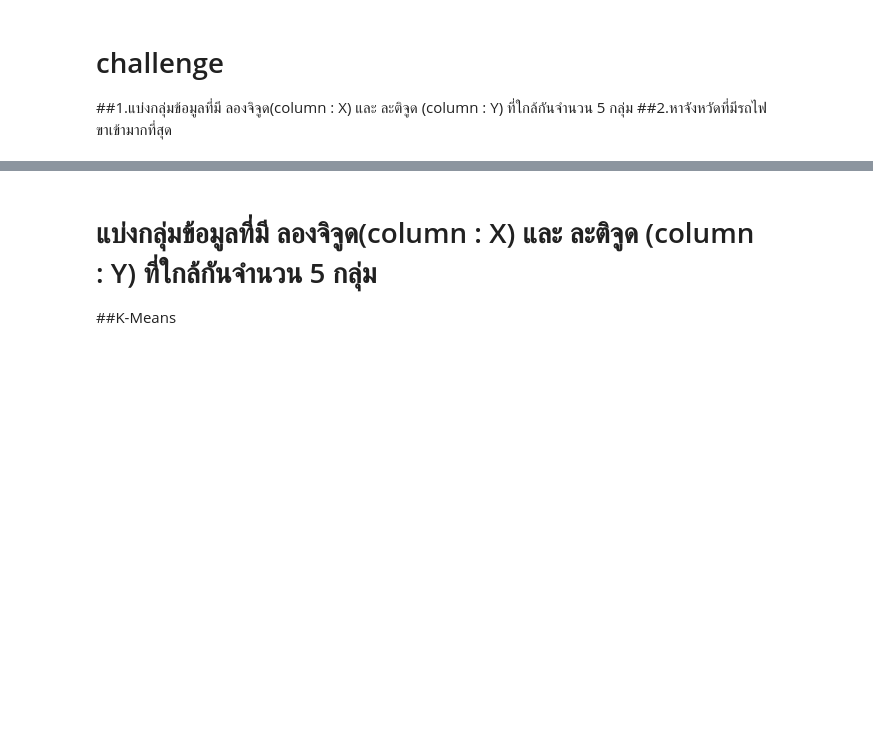
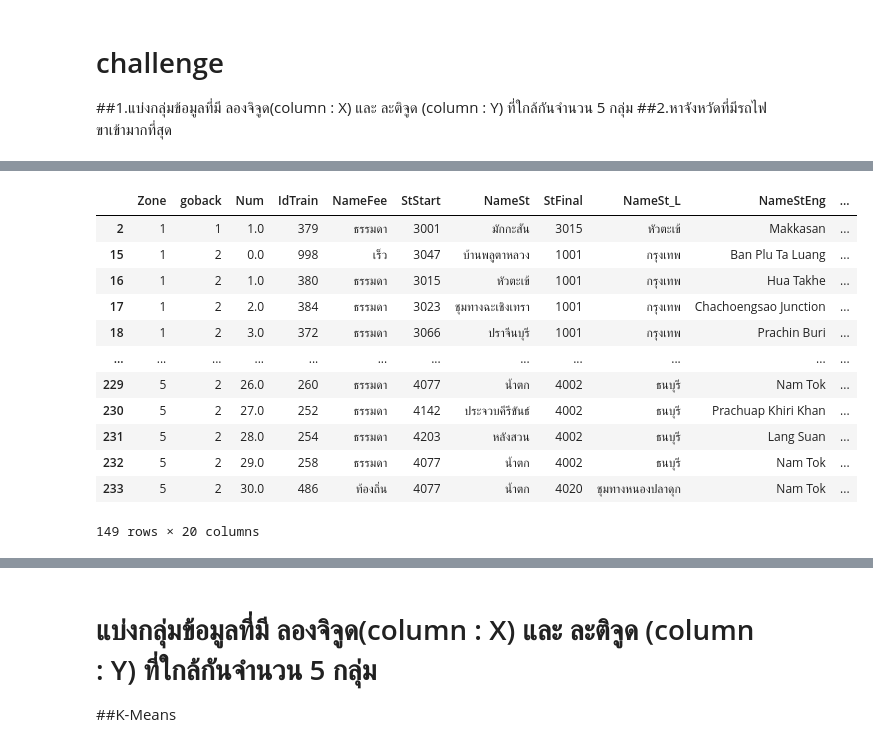
Before and after one commit to ThanikPimpiban/DWDM21, a Jupyter notebook: Project_final.ipynb, the cells around one changed output, grey strips where cells are left out. Drawn from its saved outputs; the diff is of its cells as text; code cells hidden in the pictures; blank space fills up the shorter version.

```diff
--- a/Project_final.ipynb
+++ b/Project_final.ipynb
@@ -500,0 +643,3 @@ dtype: bool
+# %%
+table_st1 = data_t.merge(data_rst,how='left',left_on='NameSt',right_on='NAMET') #ทำการเชื่อมตาราง 2 ตาราง คือ data_t และ data_st
+table_st1
@@ -500,0 +660,17 @@ dtype: bool
+# %%
+table_st1 = table_st1.dropna()
+table_st1
+# %% [output]
+|  | Zone | goback | Num | IdTrain | NameFee | StStart | NameSt | StFinal | NameSt_L | NameStEng | ... |
+| 2 | 1 | 1 | 1.0 | 379 | ธรรมดา | 3001 | มักกะสัน | 3015 | หัวตะเข้ | Makkasan | ... |
+| 15 | 1 | 2 | 0.0 | 998 | เร็ว | 3047 | บ้านพลูตาหลวง | 1001 | กรุงเทพ | Ban Plu Ta Luang | ... |
+| 16 | 1 | 2 | 1.0 | 380 | ธรรมดา | 3015 | หัวตะเข้ | 1001 | กรุงเทพ | Hua Takhe | ... |
+| 17 | 1 | 2 | 2.0 | 384 | ธรรมดา | 3023 | ชุมทางฉะเชิงเทรา | 1001 | กรุงเทพ | Chachoengsao Junction | ... |
+| 18 | 1 | 2 | 3.0 | 372 | ธรรมดา | 3066 | ปราจีนบุรี | 1001 | กรุงเทพ | Prachin Buri | ... |
+| ... | ... | ... | ... | ... | ... | ... | ... | ... | ... | ... | ... |
+| 229 | 5 | 2 | 26.0 | 260 | ธรรมดา | 4077 | น้ำตก | 4002 | ธนบุรี | Nam Tok | ... |
+| 230 | 5 | 2 | 27.0 | 252 | ธรรมดา | 4142 | ประจวบคีรีขันธ์ | 4002 | ธนบุรี | Prachuap Khiri Khan | ... |
+| 231 | 5 | 2 | 28.0 | 254 | ธรรมดา | 4203 | หลังสวน | 4002 | ธนบุรี | Lang Suan | ... |
+| 232 | 5 | 2 | 29.0 | 258 | ธรรมดา | 4077 | น้ำตก | 4002 | ธนบุรี | Nam Tok | ... |
+| 233 | 5 | 2 | 30.0 | 486 | ท้องถิ่น | 4077 | น้ำตก | 4020 | ชุมทางหนองปลาดุก | Nam Tok | ... |
+149 rows × 20 columns
```
Also changed, not shown: parts of 83 cells of this notebook.
